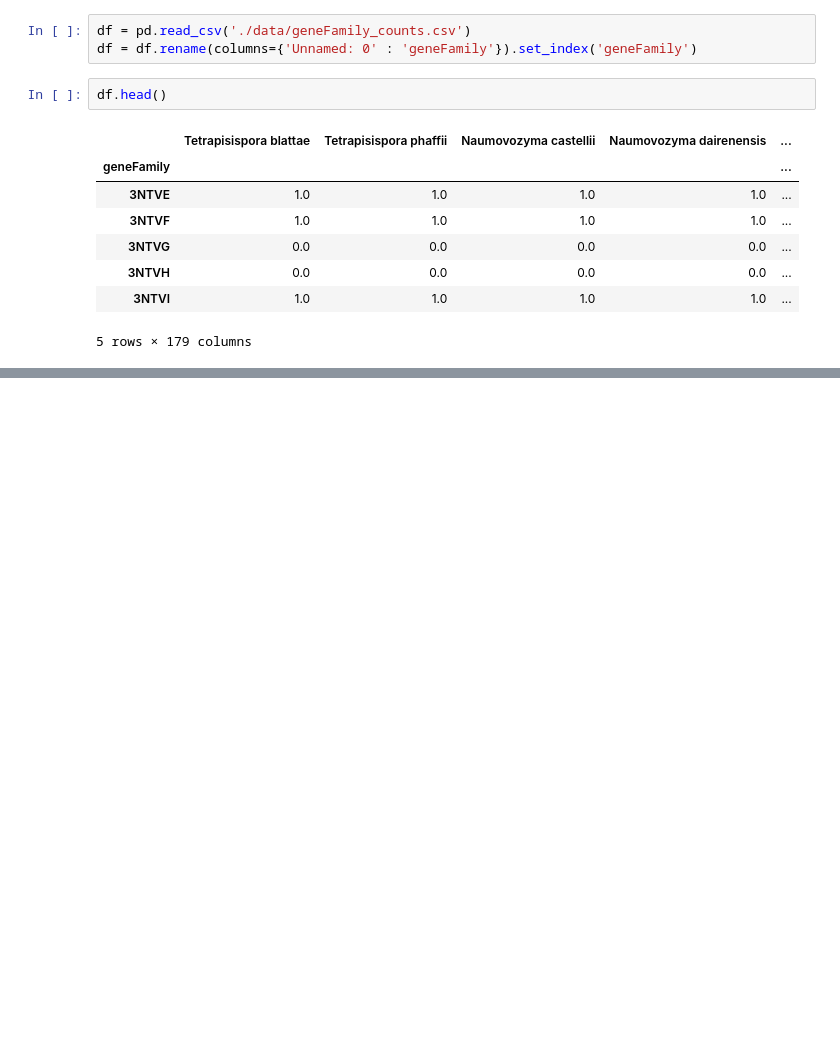
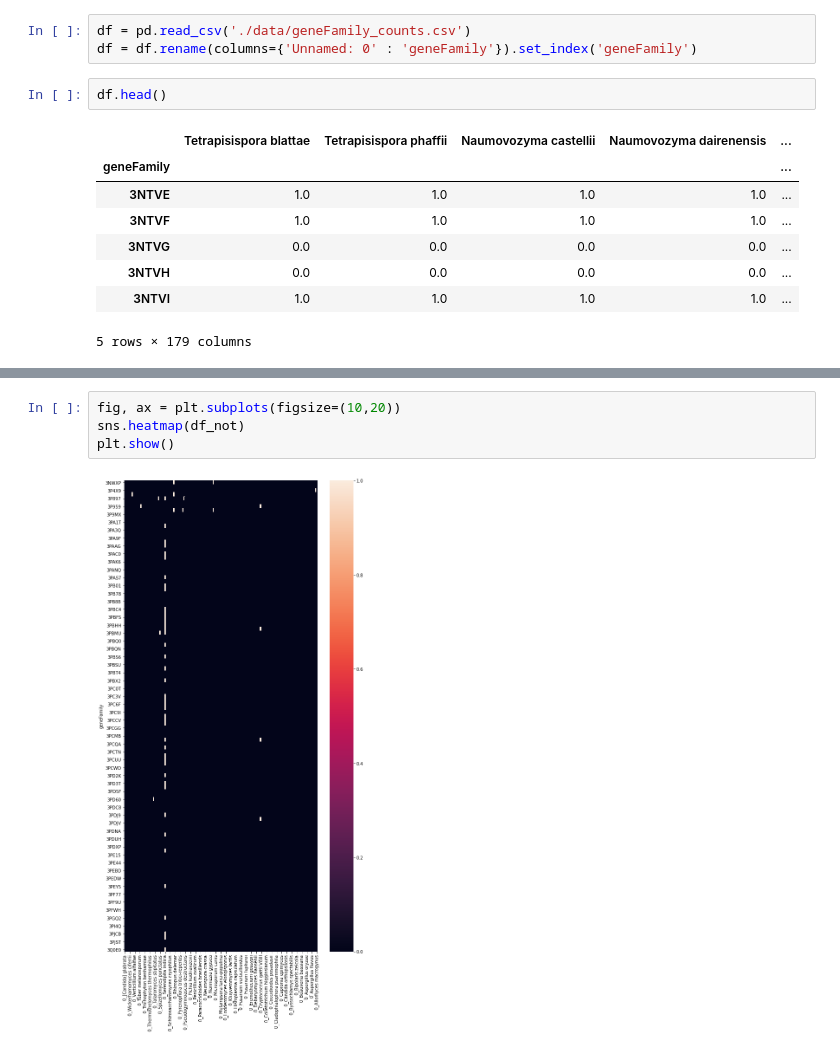
Before and after one commit to 2bogo/fungi_eggnog, a Jupyter notebook: analysis.ipynb, the cells around one changed output, grey strips where cells are left out. Saved outputs shown, nothing was run; the diff lists cells and outputs as text; blank space fills up the shorter version.

```diff
--- a/analysis.ipynb
+++ b/analysis.ipynb
@@ -16,0 +91,6 @@ df.head()
+# %%
+fig, ax = plt.subplots(figsize=(10,20))
+sns.heatmap(df_not)
+plt.show()
+# %% [output]
+[figure, added]
```
Also changed, not shown: parts of 13 cells of this notebook, 2 other files.
